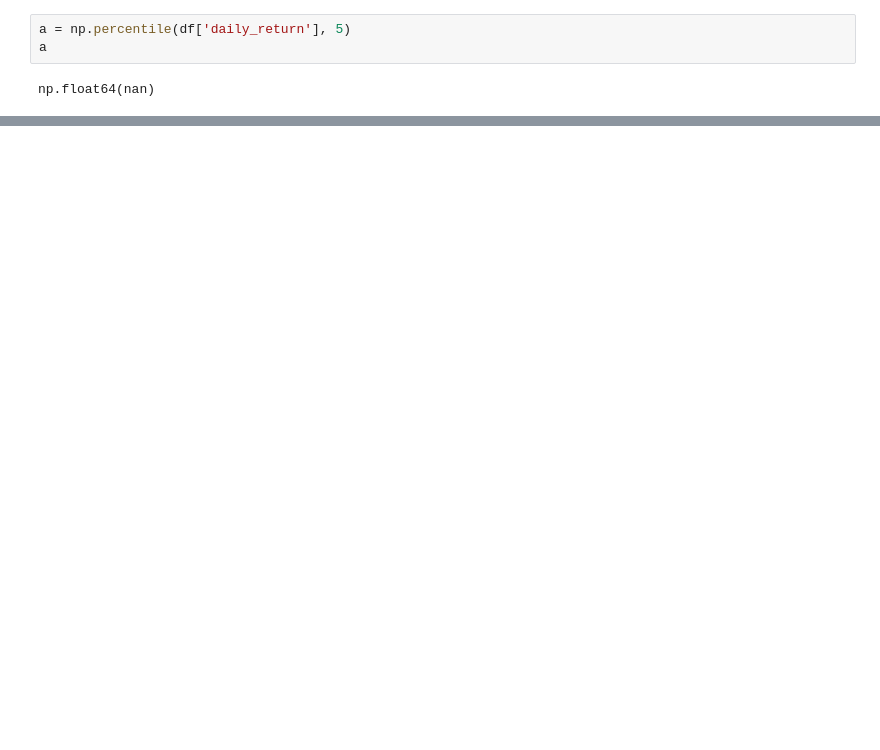
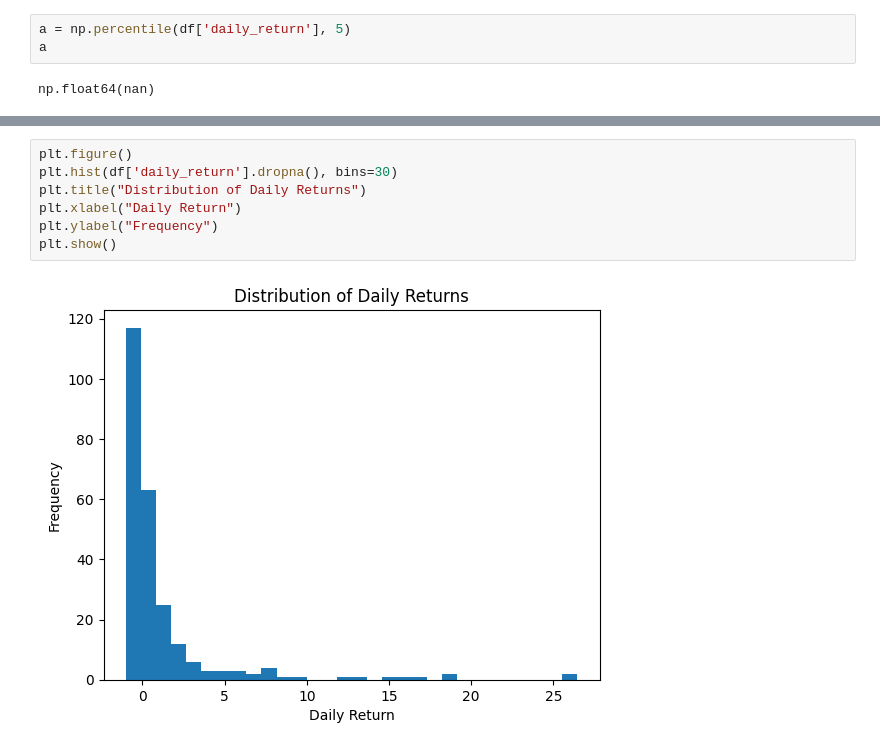
Before and after one commit to Ayush-Agrawalcs/Numpy_pandas_Visualization_Assignment, a Jupyter notebook: Stock Market/Stock_Market_Volatility.ipynb, the cells around one changed output, grey strips where cells are left out. Cells and saved outputs as stored; diff of their text form; blank space fills up the shorter version.

```diff
--- a/Stock Market/Stock_Market_Volatility.ipynb
+++ b/Stock Market/Stock_Market_Volatility.ipynb
@@ -102,0 +103,9 @@ plt.show()
+# %%
+plt.figure()
+plt.hist(df['daily_return'].dropna(), bins=30)
+plt.title("Distribution of Daily Returns")
+plt.xlabel("Daily Return")
+plt.ylabel("Frequency")
+plt.show()
+# %% [output]
+[figure, added]
```
Also changed, not shown: parts of 7 cells of this notebook.
